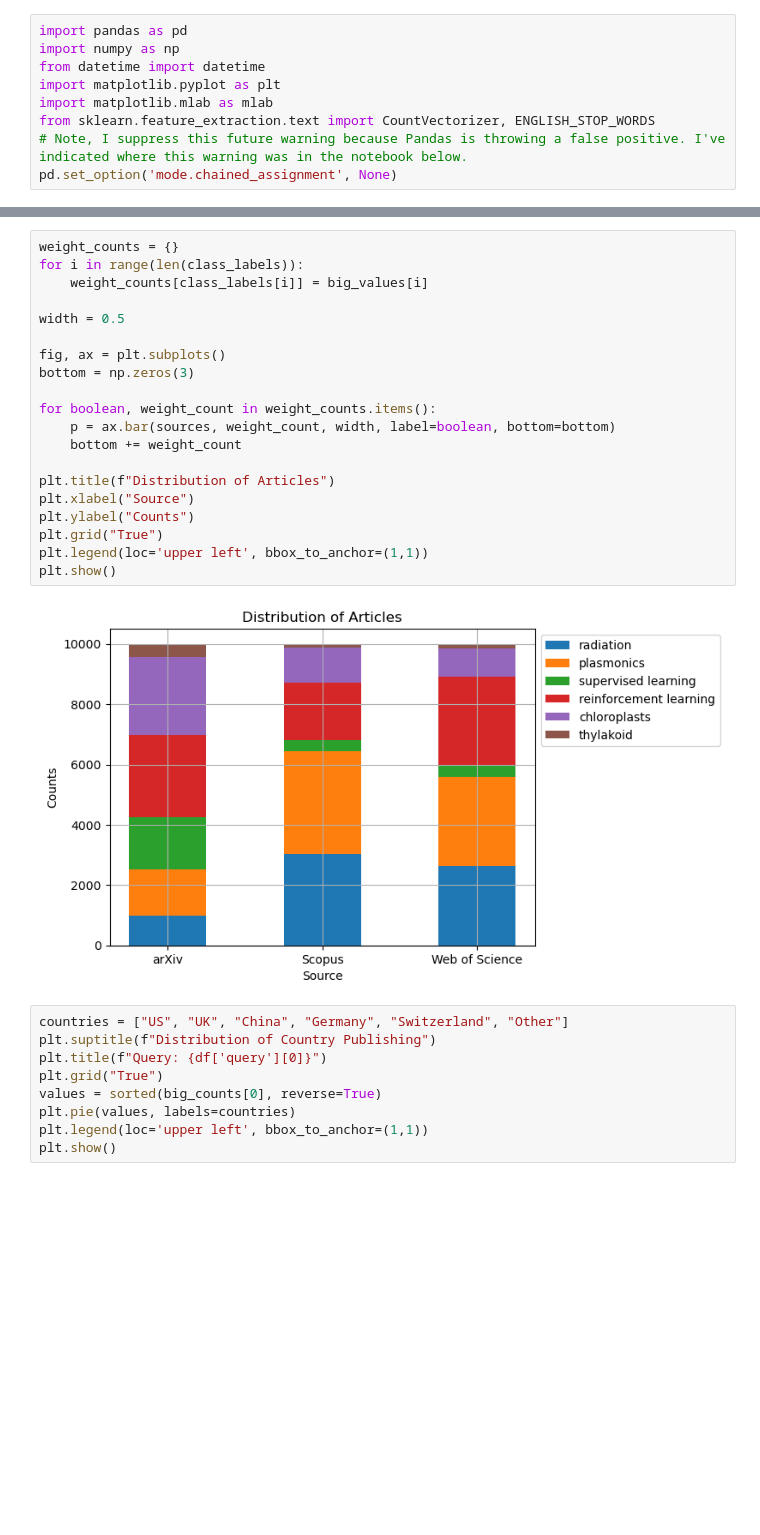
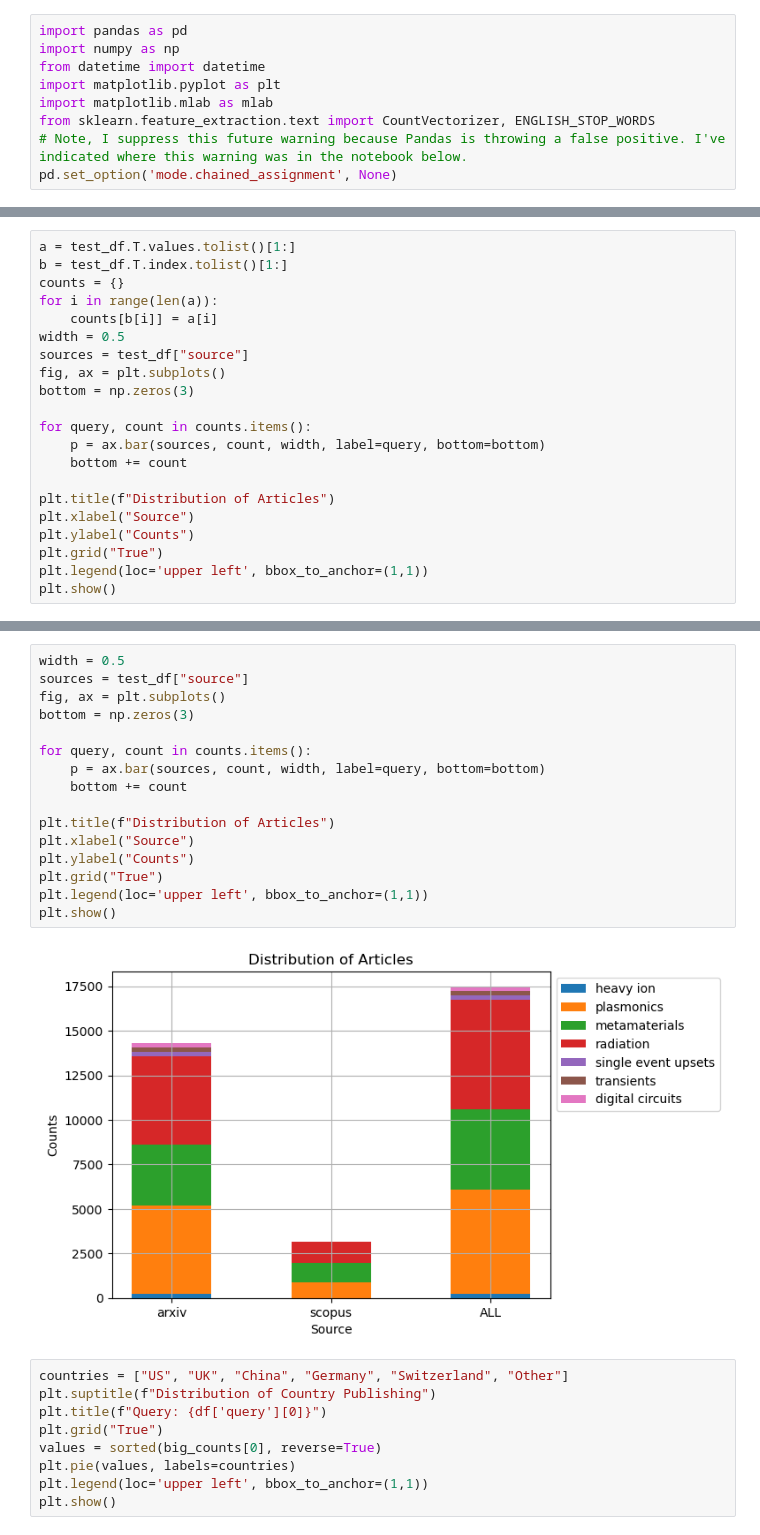
Before and after one commit to kkakdugee/x-force, a Jupyter notebook: code/Development/eda-graphing.ipynb, the cells around one changed output, grey strips where cells are left out. Drawn from its saved outputs; the diff is of its cells as text; blank space fills up the shorter version.

Commit message:
moved db_sum function out of helper.py, added visual for db_summary

```diff
--- a/code/Development/eda-graphing.ipynb
+++ b/code/Development/eda-graphing.ipynb
@@ -100,0 +202,21 @@ big_values = [[big_counts[i][j] for i in range(len(big_data))] for j in range(le
+# %%
+a = test_df.T.values.tolist()[1:]
+b = test_df.T.index.tolist()[1:]
+counts = {}
+for i in range(len(a)):
+    counts[b[i]] = a[i]
+width = 0.5
+sources = test_df["source"]
+fig, ax = plt.subplots()
+bottom = np.zeros(3)
+
+for query, count in counts.items():
+    p = ax.bar(sources, count, width, label=query, bottom=bottom)
+    bottom += count
+
+plt.title(f"Distribution of Articles")
+plt.xlabel("Source")
+plt.ylabel("Counts")
+plt.grid("True")
+plt.legend(loc='upper left', bbox_to_anchor=(1,1))
+plt.show()
@@ -101,25 +231,21 @@ big_values = [[big_counts[i][j] for i in range(len(big_data))] for j in range(le
 # %%
-weight_counts = {}
-for i in range(len(class_labels)):
-    weight_counts[class_labels[i]] = big_values[i]
-
 width = 0.5
-
+sources = test_df["source"]
 fig, ax = plt.subplots()
 bottom = np.zeros(3)
 
-for boolean, weight_count in weight_counts.items():
-    p = ax.bar(sources, weight_count, width, label=boolean, bottom=bottom)
-    bottom += weight_count
+for query, count in counts.items():
+    p = ax.bar(sources, count, width, label=query, bottom=bottom)
+    bottom += count
 
 plt.title(f"Distribution of Articles")
 plt.xlabel("Source")
 plt.ylabel("Counts")
 plt.grid("True")
 plt.legend(loc='upper left', bbox_to_anchor=(1,1))
 plt.show()
 # %% [output]
-[figure, old version]
+[figure, new version]
 # %%
 countries = ["US", "UK", "China", "Germany", "Switzerland", "Other"]
 plt.suptitle(f"Distribution of Country Publishing")
```
Also changed, not shown: parts of 6 cells of this notebook, 3 other files.
